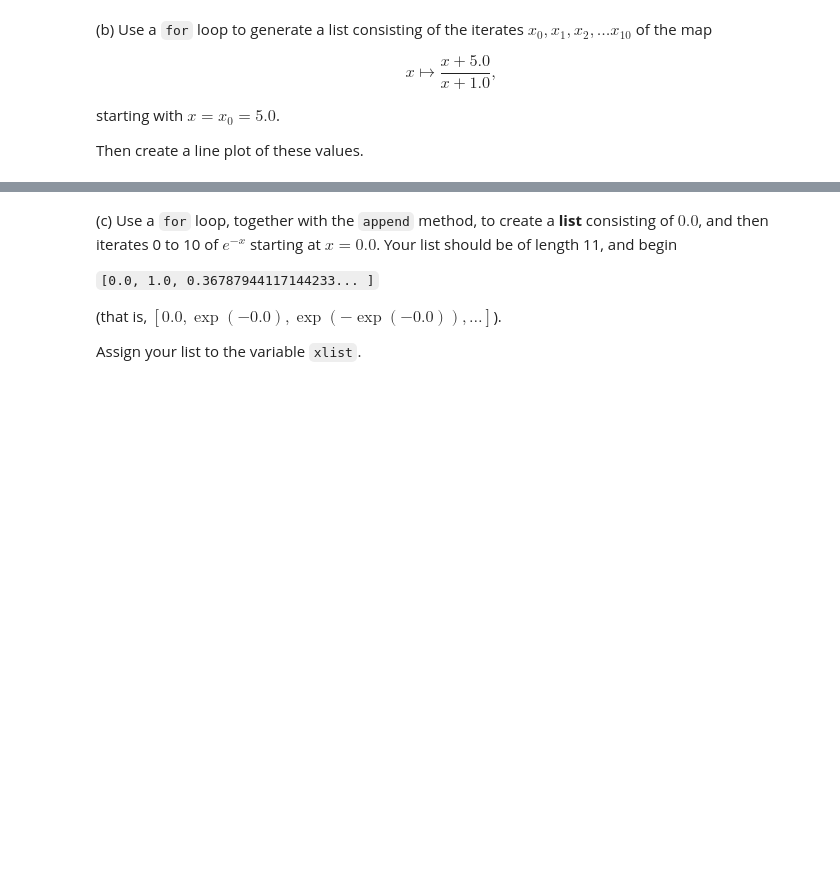
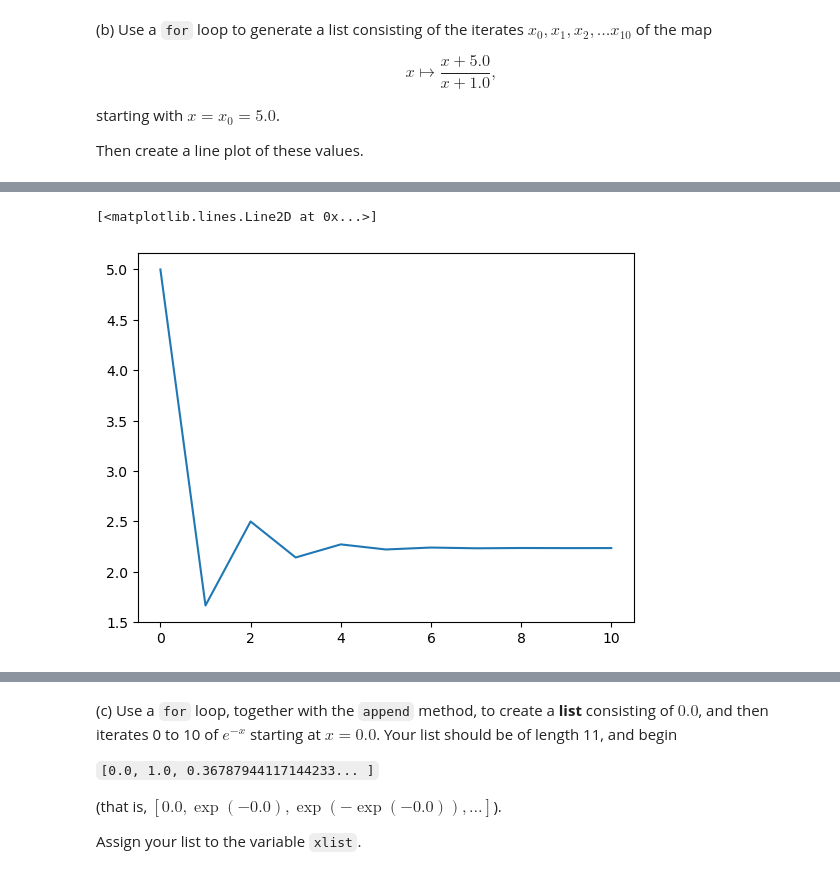
Before and after one commit to Imperial-MATH40006/term1-week7-cyrustt, a Jupyter notebook: term1week7.ipynb, the cells around one changed output, grey strips where cells are left out. Cells and saved outputs as stored; diff of their text form; code cells hidden in the pictures; blank space fills up the shorter version.

```diff
--- a/term1week7.ipynb
+++ b/term1week7.ipynb
@@ -199,10 +260,9 @@ Then create a line plot of these values.
 x = 5.0
 sequence2b = [x]
 
-# loop
-#for n in # delete, and complete this line
-# YOUR CODE HERE
-raise NotImplementedError()
+for n in range(1, 11):
+    x = (x+5.0)/(x+1.0)
+    sequence2b.append(x)
 
 # print final sequence
 print(sequence2b)
@@ -212,8 +277,11 @@ question2b(sequence2b)
 # %%
 # plot
 fig, ax = plt.subplots()
 # YOUR CODE HERE
-raise NotImplementedError()
+plt.plot(range(11), sequence2b)
+# %% [output]
+[<matplotlib.lines.Line2D at 0x...>]
+[figure, added]
 # %%
 # 1 Mark
 _globals = globals()
```
Also changed, not shown: parts of 33 cells of this notebook.
